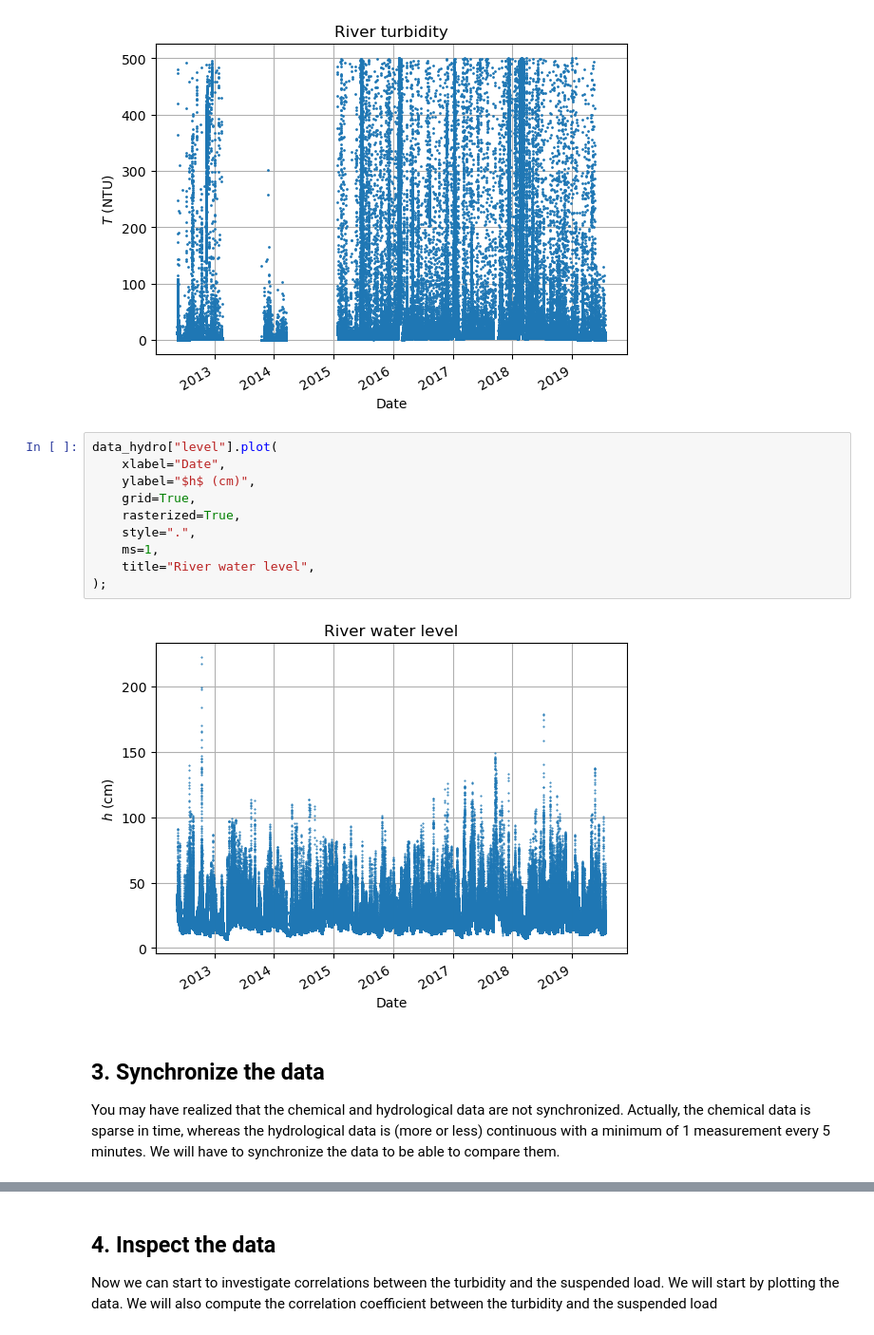
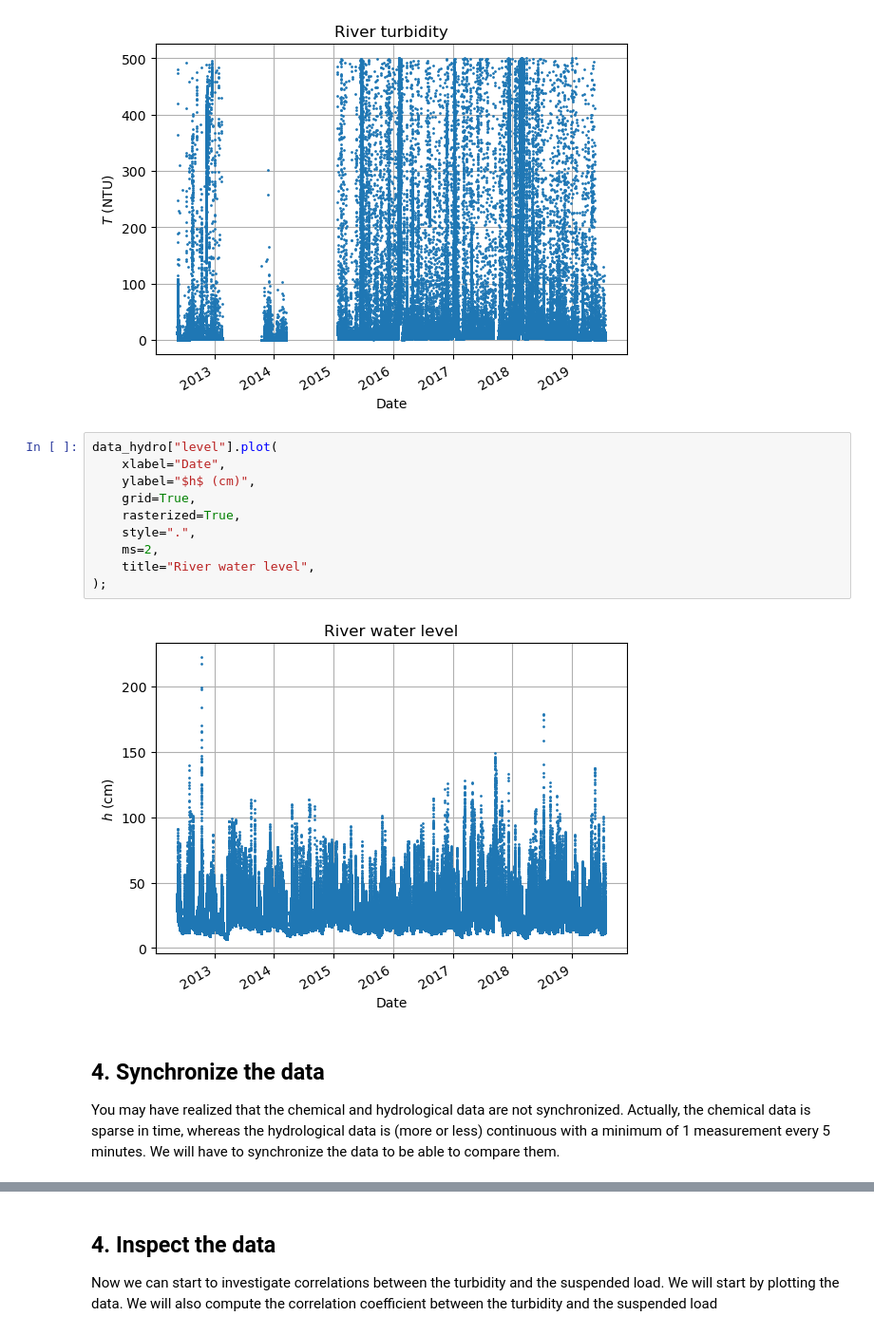
Before and after one commit to leonard-seydoux/earth-data-science, a Jupyter notebook: labs/1_calibration/2_calibration.ipynb, the cells around one changed output, grey strips where cells are left out. Shown at 95% size. Saved outputs shown, nothing was run; the diff lists cells and outputs as text.

```diff
--- a/labs/1_calibration/2_calibration.ipynb
+++ b/labs/1_calibration/2_calibration.ipynb
@@ -225,17 +226,17 @@ data_hydro["turbidity"].plot(
 # %%
 data_hydro["level"].plot(
     xlabel="Date",
     ylabel="$h$ (cm)",
     grid=True,
     rasterized=True,
     style=".",
-    ms=1,
+    ms=2,
     title="River water level",
 );
 # %% [output]
-[figure, old version]
+[figure, new version]
 # %% [markdown]
-## 3. Synchronize the data
+## 4. Synchronize the data
 
 You may have realized that the chemical and hydrological data are not synchronized. Actually, the chemical data is sparse in time, whereas the hydrological data is (more or less) continuous with a minimum of 1 measurement every 5 minutes. We will have to synchronize the data to be able to compare them.
 # %%
```
Also changed, not shown: parts of 16 cells of this notebook, 2 other files.
